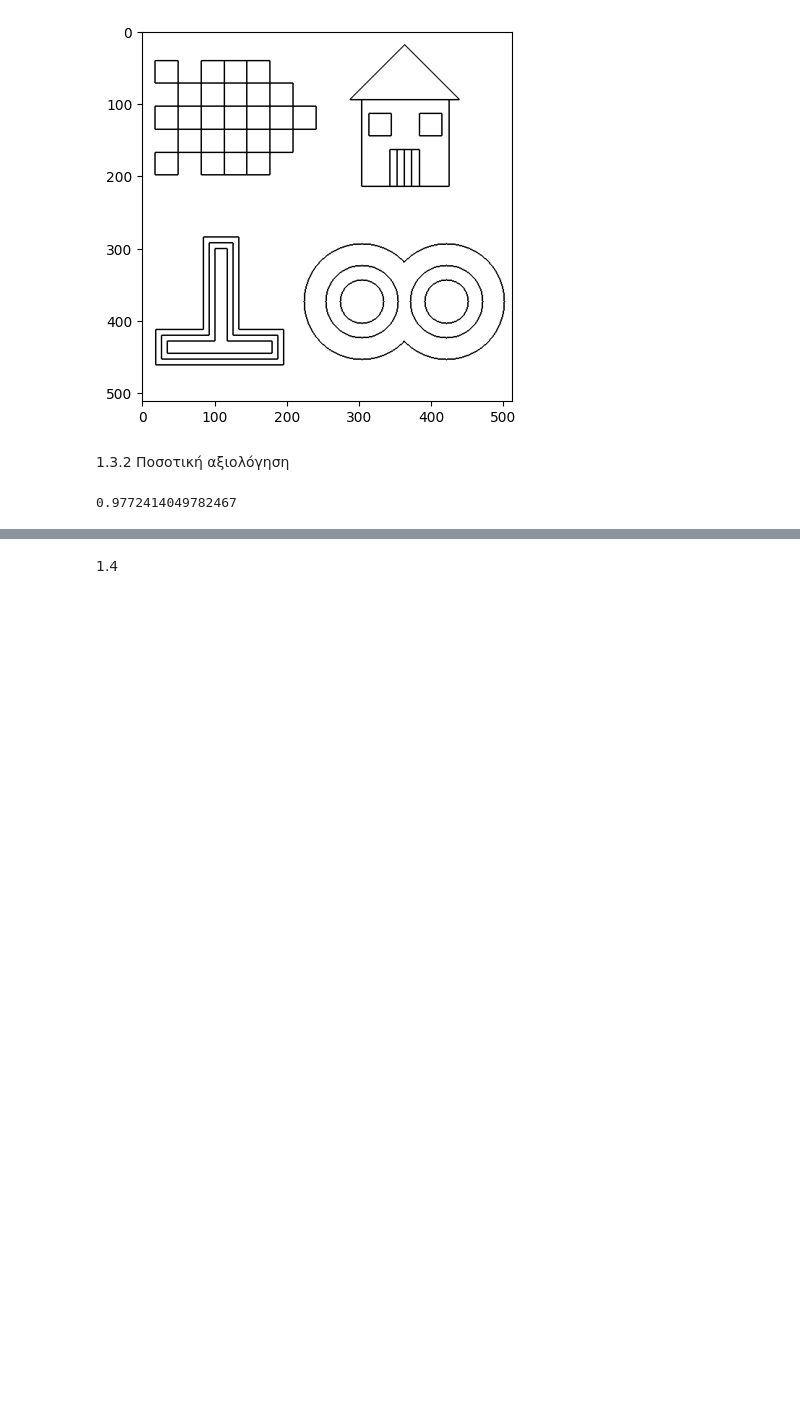
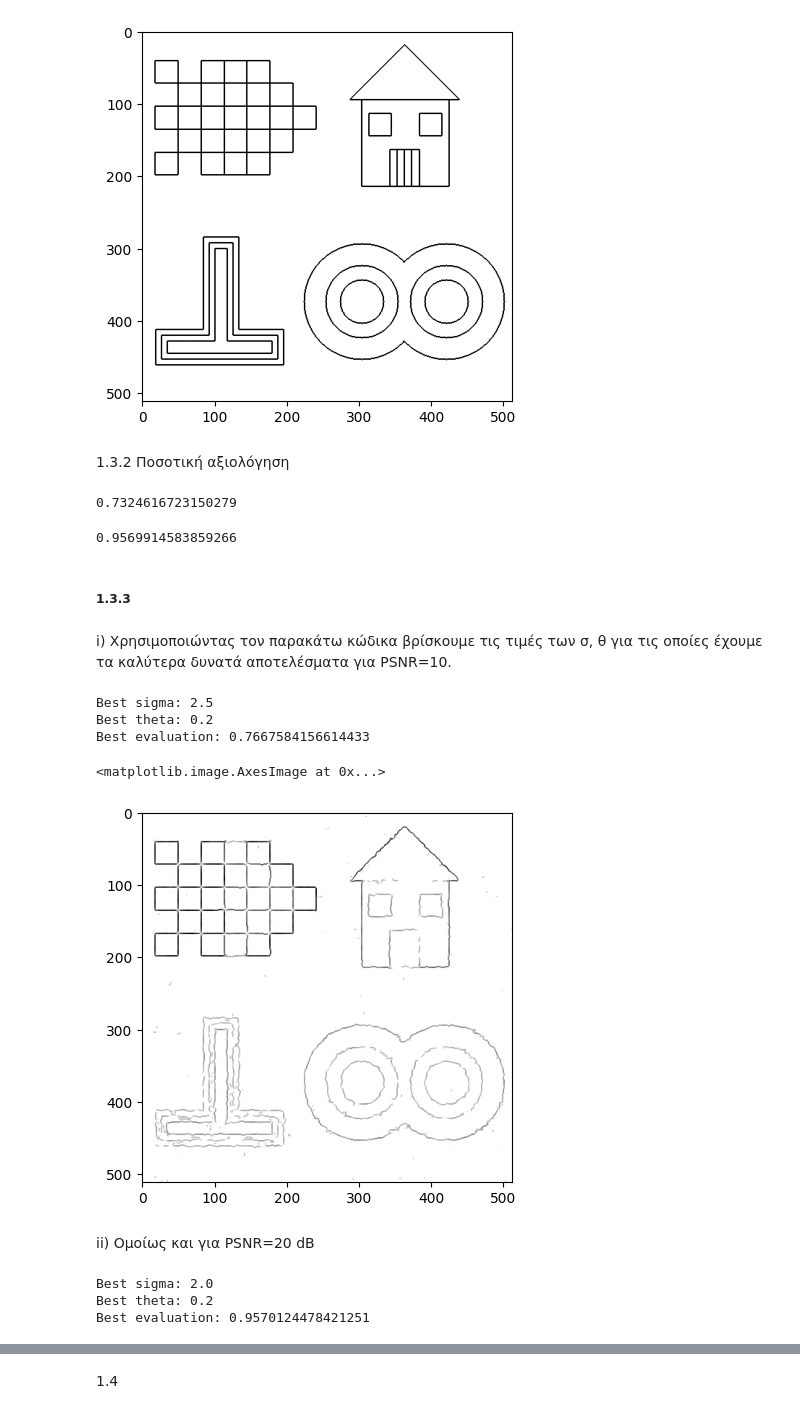
Before and after one commit to OdysseasDrys/Computer-Vision, a Jupyter notebook: lab1_1.ipynb, the cells around one changed output, grey strips where cells are left out. Drawn from its saved outputs; the diff is of its cells as text; code cells hidden in the pictures; blank space fills up the shorter version.

```diff
--- a/lab1_1.ipynb
+++ b/lab1_1.ipynb
@@ -230,6 +242,64 @@ def evaluation(D,T):
 
     return(C)
 # %%
-evaluation(D,T)
+evaluation(D10,T)
 # %% [output]
-0.9772414049782467
+0.7324616723150279
+# %%
+evaluation(D20,T)
+# %% [output]
+0.9569914583859266
+# %% [markdown]
+<h5>1.3.3</h5>
+# %% [markdown]
+i) Χρησιμοποιώντας τον παρακάτω κώδικα βρίσκουμε τις τιμές των σ, θ για τις οποίες έχουμε τα καλύτερα δυνατά αποτελέσματα για PSNR=10.
+# %%
+best_evaluation = 0
+best_sigma = None
+best_theta = None
+
+for sigma in np.arange(0.5, 3, 0.5):
+    for theta in np.arange(0.1, 0.5, 0.1):
+        D10 = EdgeDetect(noisy_img10, sigma, theta, 'nonlinear')
+        evaluation_score = evaluation(D10,T)
+        if evaluation_score > best_evaluation:
+            best_evaluation = evaluation_score
+            best_sigma = sigma
+            best_theta = theta
+
+print("Best sigma:", best_sigma)
+print("Best theta:", best_theta)
+print("Best evaluation:", best_evaluation)
+# %% [output]
+Best sigma: 2.5
+Best theta: 0.2
+Best evaluation: 0.7667584156614433
+# %%
+D10 = EdgeDetect(noisy_img10, 2.5 ,0.2,'nonlinear')
+plt.imshow(D10, cmap='gray_r')
+# %% [output]
+<matplotlib.image.AxesImage at 0x...>
+[figure, added]
+# %% [markdown]
+ii) Ομοίως και για PSNR=20 dB
+# %%
+best_evaluation = 0
+best_sigma = None
+best_theta = None
+
+for sigma in np.arange(0.5, 3, 0.5):
+    for theta in np.arange(0.1, 0.5, 0.1):
+        D20 = EdgeDetect(noisy_img20, sigma, theta, 'nonlinear')
+        evaluation_score = evaluation(D20,T)
+        if evaluation_score > best_evaluation:
+            best_evaluation = evaluation_score
+            best_sigma = sigma
+            best_theta = theta
+
+print("Best sigma:", best_sigma)
+print("Best theta:", best_theta)
+print("Best evaluation:", best_evaluation)
+# %% [output]
+Best sigma: 2.0
+Best theta: 0.2
+Best evaluation: 0.9570124478421251
```
Also changed, not shown: parts of 19 cells of this notebook.
